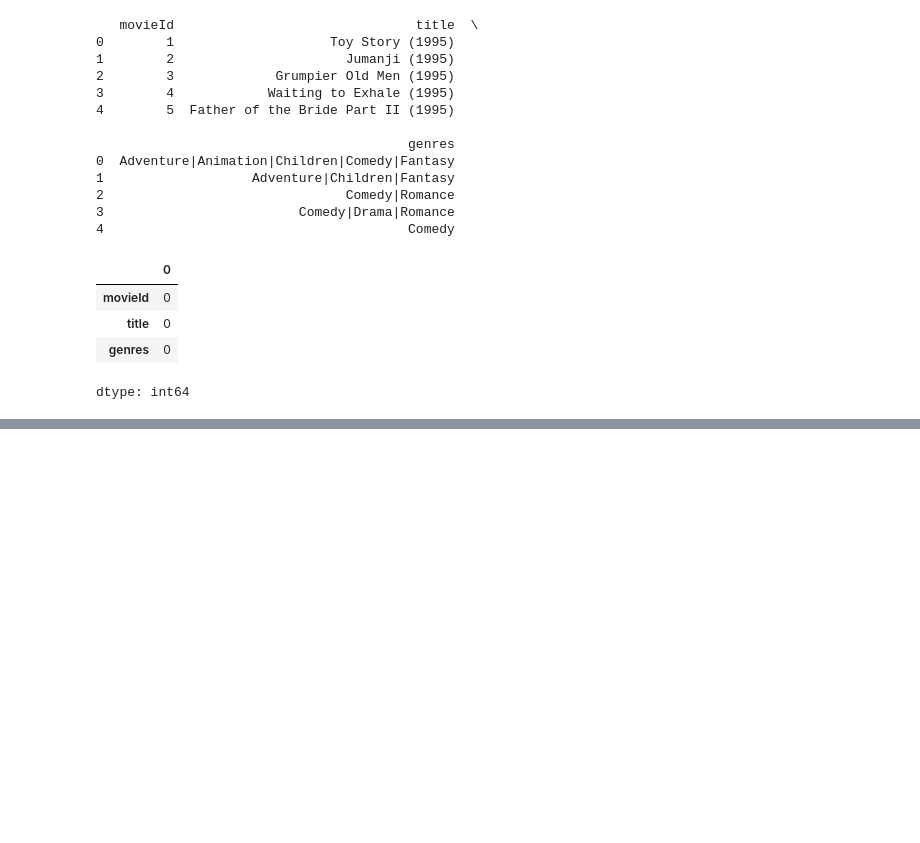
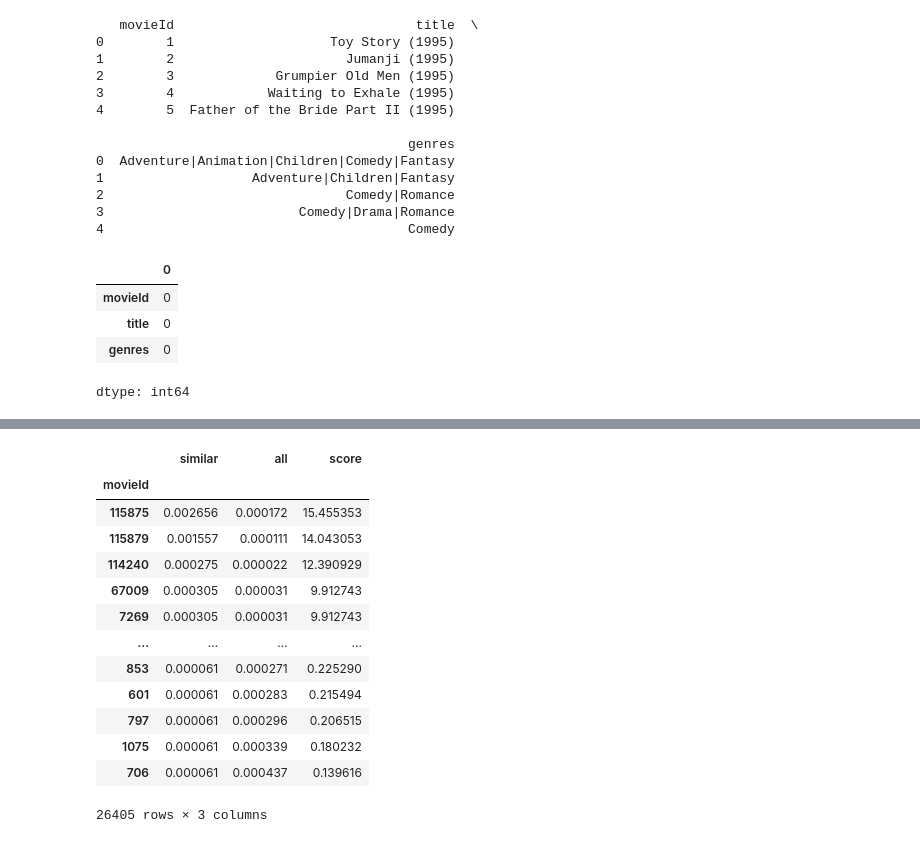
Before and after one commit to econ3010/recsys_kaggle, a Jupyter notebook: recsys_kaggle.ipynb, the cells around one changed output, grey strips where cells are left out. Drawn from its saved outputs; the diff is of its cells as text; code cells hidden in the pictures; blank space fills up the shorter version.

```diff
--- a/recsys_kaggle.ipynb
+++ b/recsys_kaggle.ipynb
@@ -42,0 +92,3 @@ dtype: int64
+# %%
+ratings_data = df2.drop(['timestamp'], axis=1)
+print(ratings_data.head())
@@ -42,0 +102,3 @@ dtype: int64
+# %%
+combined_data = ratings_data.merge(movies_data, on='movieId')
+print(combined_data.head())
@@ -42,0 +141,14 @@ dtype: int64
+# %%
+vectorizer_genres = TfidfVectorizer(ngram_range=(1,2))
+
+tfidf_genres = vectorizer_genres.fit_transform(movies_data['genres_list'])
+
+def search_similar_genres(genres):
+    query_vec = vectorizer_genres.transform([genres])
+    similarity = cosine_similarity(query_vec, tfidf_genres).flatten()
+    indices = np.argpartition(similarity, -10)[-10:]
+    results = movies_data.iloc[indices][::-1]
+    return results
+
+gen = 'Adventure Comedy'
+print(search_similar_genres(gen))
@@ -42,0 +173,53 @@ dtype: int64
+# %%
+def scores_calculator(movie_id):
+    #find the recommendations from users who like the same movie
+    similar_users = combined_data[(combined_data['movieId']== movie_id) & (combined_data['rating']>=4)]['userId'].unique()
+    similar_user_recs = combined_data[(combined_data['userId'].isin(similar_users)) & (combined_data['rating']>=4)]['movieId']
+    similar_user_recs = similar_user_recs.value_counts() / len(similar_users)
+    #print(similar_user_recs)
+
+    #find the recommendations from all users who have watch the movies above
+    all_users = combined_data[(combined_data['movieId'].isin(similar_user_recs.index)) & (combined_data['rating']>=4)]
+    all_users_recs = all_users['movieId'].value_counts() / all_users['userId'].nunique()
+    #print(all_users_recs)
+
+    genres_of_selected_movie = combined_data[combined_data['movieId']==movie_id]['genres_list'].unique()
+    genres_of_selected_movie = np.array2string(genres_of_selected_movie)
+    movies_with_similar_genres = search_similar_genres(genres_of_selected_movie)
+
+    indices = []
+    for index in movies_with_similar_genres[(movies_with_similar_genres['movieId'].isin(similar_user_recs.index))]['movieId']:
+        indices.append(index)
+
+    #times a factor 1.5 to movies with similar genres and similar users
+    similar_user_recs.loc[indices] = similar_user_recs.loc[indices]*1.5
+
+    #times a factor 0.9 to movies with similar genres and all users
+    indices = []
+    for index in movies_with_similar_genres[(movies_with_similar_genres['movieId'].isin(all_users_recs.index))]['movieId']:
+        indices.append(index)
+    all_users_recs.loc[indices] = all_users_recs.loc[indices]*0.9
+
+    rec_percentages = pd.concat([similar_user_recs, all_users_recs], axis=1)
+    rec_percentages.columns = ['similar', 'all']
+    rec_percentages['score'] = rec_percentages['similar'] / rec_percentages['all']
+
+    rec_percentages = rec_percentages.sort_values('score', ascending=False)
+    return rec_percentages
+
+scores_calculator(3114)
+# %% [output]
+|  | similar | all | score |
+| movieId |  |  |  |
+| 115875 | 0.002656 | 0.000172 | 15.455353 |
+| 115879 | 0.001557 | 0.000111 | 14.043053 |
+| 114240 | 0.000275 | 0.000022 | 12.390929 |
+| 67009 | 0.000305 | 0.000031 | 9.912743 |
+| 7269 | 0.000305 | 0.000031 | 9.912743 |
+| ... | ... | ... | ... |
+| 853 | 0.000061 | 0.000271 | 0.225290 |
+| 601 | 0.000061 | 0.000283 | 0.215494 |
+| 797 | 0.000061 | 0.000296 | 0.206515 |
+| 1075 | 0.000061 | 0.000339 | 0.180232 |
+| 706 | 0.000061 | 0.000437 | 0.139616 |
+26405 rows × 3 columns
```
Also changed, not shown: parts of 11 cells of this notebook.
